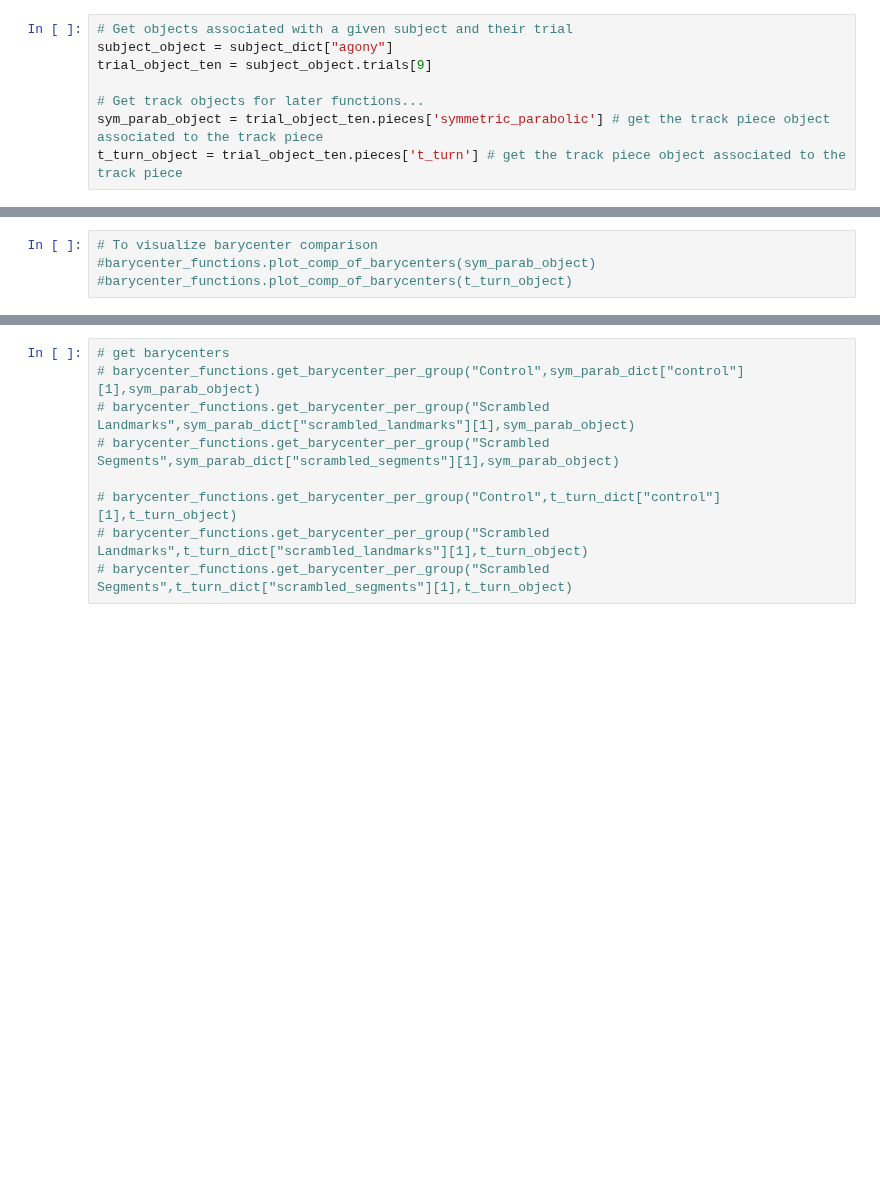
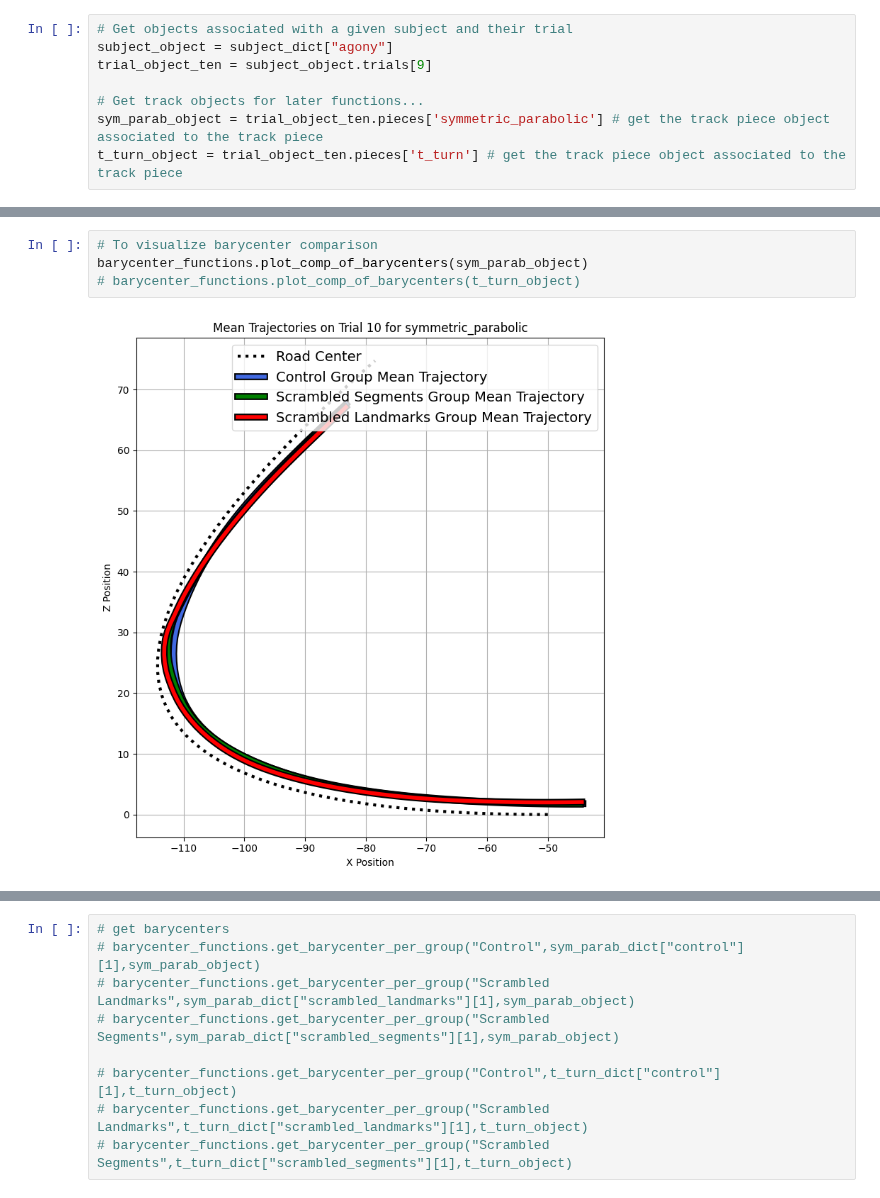
Before and after one commit to GraceRoessling/driving_exp_1_analyses, a Jupyter notebook: experiment_analyses/jupyter_notebooks/barycenter_fog_segment_analysis.ipynb, the cells around one changed output, grey strips where cells are left out. Drawn from its saved outputs; the diff is of its cells as text; blank space fills up the shorter version.

```diff
--- a/experiment_analyses/jupyter_notebooks/barycenter_fog_segment_analysis.ipynb
+++ b/experiment_analyses/jupyter_notebooks/barycenter_fog_segment_analysis.ipynb
@@ -49,5 +49,7 @@ t_turn_object = trial_object_ten.pieces['t_turn'] # get the track piece object a
 # %%
 # To visualize barycenter comparison
-#barycenter_functions.plot_comp_of_barycenters(sym_parab_object)
-#barycenter_functions.plot_comp_of_barycenters(t_turn_object)
+barycenter_functions.plot_comp_of_barycenters(sym_parab_object)
+# barycenter_functions.plot_comp_of_barycenters(t_turn_object)
+# %% [output]
+[figure, added]
 # %%
```
Also changed, not shown: parts of 3 cells of this notebook, 1 other file.
